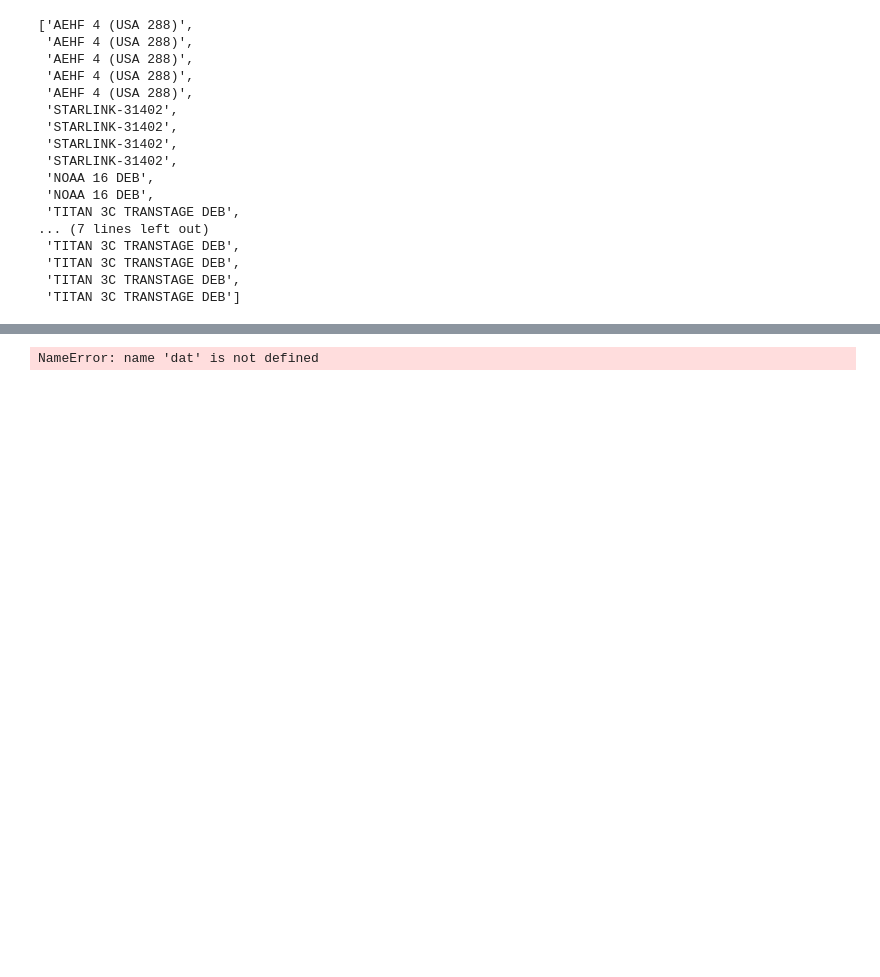
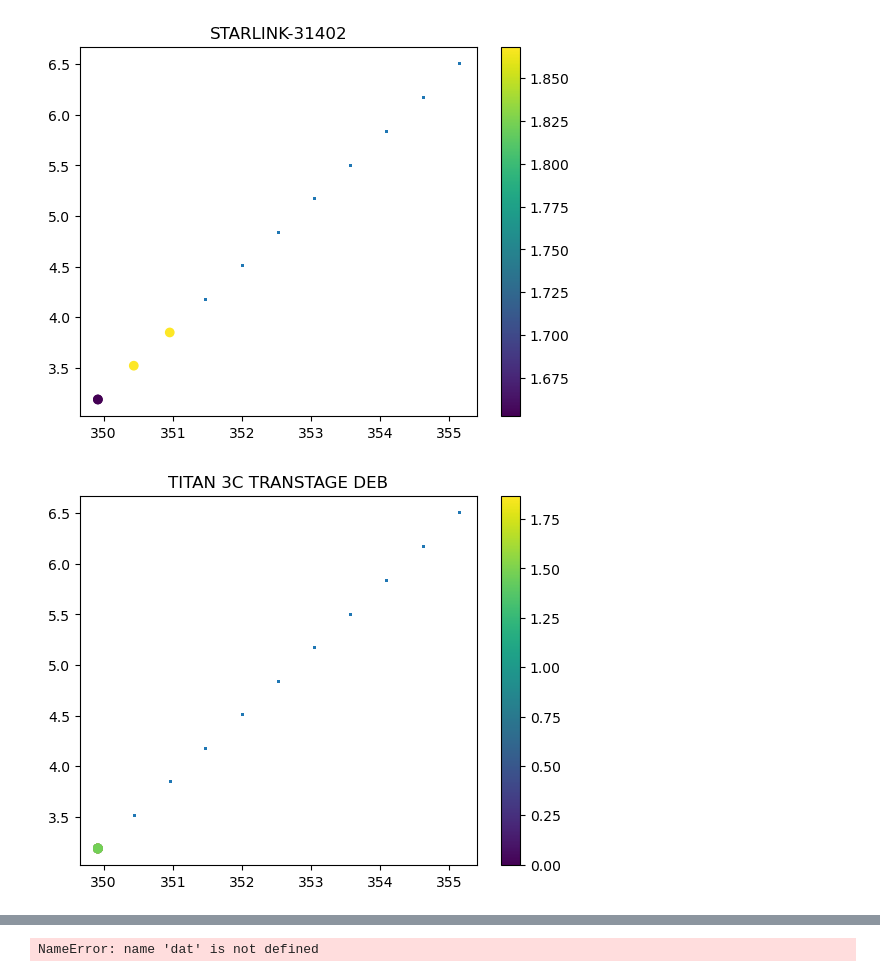
Before and after one commit to sarahthiele/sattrail_postproc, a Jupyter notebook: postproc/plot_detections.ipynb, the cells around one changed output, grey strips where cells are left out. Drawn from its saved outputs; the diff is of its cells as text; code cells hidden in the pictures; blank space fills up the shorter version.

```diff
--- a/postproc/plot_detections.ipynb
+++ b/postproc/plot_detections.ipynb
@@ -293,22 +266,20 @@ periods = np.array(periods)
 avals = (6.67*1e-11*5.972*1e24/(4*np.pi**2)*(periods*60)**2)**(1/3)
 alts = (avals - 6371*1000)/1000
 # %%
-names
+df = pd.DataFrame(np.array([names, alts, incs, eccs, offsets,pixelid,times]).T,columns=['name','alt','inc','ecc','offset','id','t'])
+df['offset'] = df['offset'].astype(float)
+df['id'] = df['id'].astype(int)
+df['t'] = df['t'].astype(float)
+df['pixnum'] = trueids[pixelid]
+df = df.sort_values('pixnum')
+
+for i in df.name.unique():
+    seg = df.loc[df.name==i]
+    plt.figure()
+    plt.scatter(RA, DEC,s=1)
+    plt.scatter(RA[seg.id],DEC[seg.id],c=3600*(seg.t.values-day_tot.min()))
+    plt.title(i)
+    plt.colorbar()
 # %% [output]
-['AEHF 4 (USA 288)',
- 'AEHF 4 (USA 288)',
- 'AEHF 4 (USA 288)',
- 'AEHF 4 (USA 288)',
- 'AEHF 4 (USA 288)',
- 'STARLINK-31402',
- 'STARLINK-31402',
- 'STARLINK-31402',
- 'STARLINK-31402',
- 'NOAA 16 DEB',
- 'NOAA 16 DEB',
- 'TITAN 3C TRANSTAGE DEB',
-... (7 lines left out)
- 'TITAN 3C TRANSTAGE DEB',
- 'TITAN 3C TRANSTAGE DEB',
- 'TITAN 3C TRANSTAGE DEB',
- 'TITAN 3C TRANSTAGE DEB']
+[figure, added]
+[figure, added]
```
Also changed, not shown: parts of 9 cells of this notebook, 4 other files.
